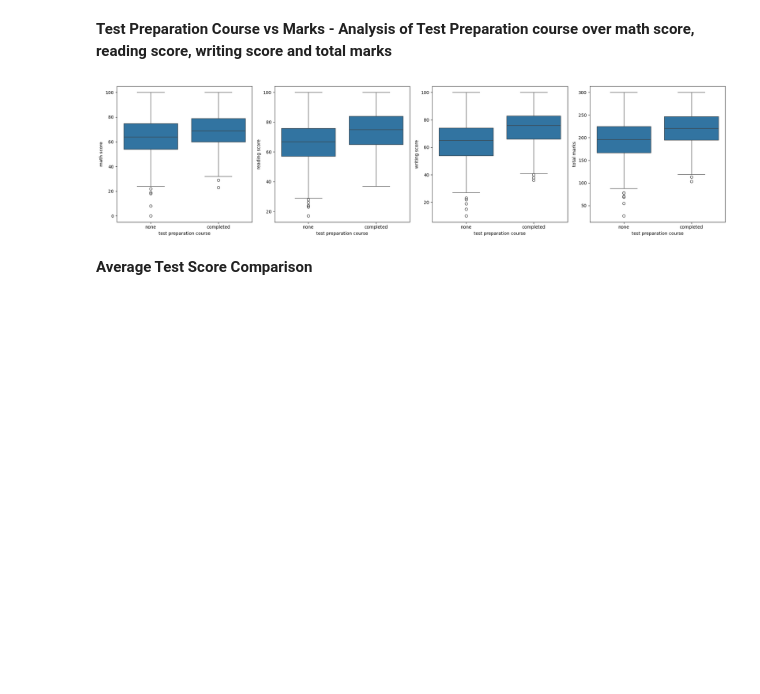
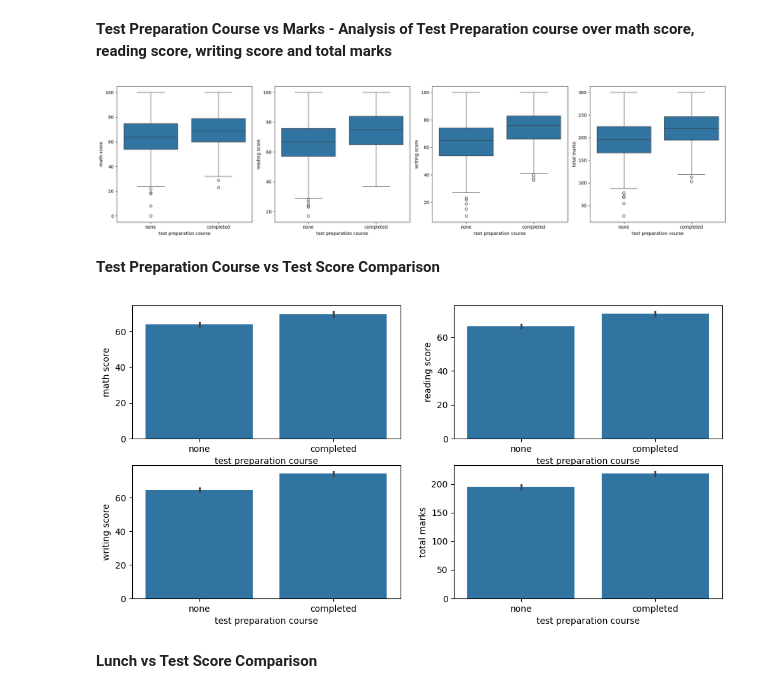
Before and after one commit to udaysingh21/Pandas-Project, a Jupyter notebook: STUDENT PERFORMANCE/analysis.ipynb, the cells around one changed output. Saved outputs shown, nothing was run; the diff lists cells and outputs as text; code cells hidden in the pictures; blank space fills up the shorter version.

```diff
--- a/STUDENT PERFORMANCE/analysis.ipynb
+++ b/STUDENT PERFORMANCE/analysis.ipynb
@@ -490,5 +490,21 @@ plt.tight_layout()
 plt.show()
 # %% [output]
 [figure]
+# %% [markdown]
+**Test Preparation Course vs Test Score Comparison**
+# %%
+plt.figure(figsize=(12,6))
+plt.subplot(2,2,1)
+sns.barplot(x=df['test preparation course'],y=df['math score'])
+plt.subplot(2,2,2)
+sns.barplot(x=df['test preparation course'],y=df['reading score'])
+plt.subplot(2,2,3)
+sns.barplot(x=df['test preparation course'],y=df['writing score'])
+plt.subplot(2,2,4)
+sns.barplot(x=df['test preparation course'], y=df['total marks'])
+
+plt.show()
+# %% [output]
+[figure, added]
 # %% [markdown]
-**Average Test Score Comparison**
+**Lunch vs Test Score Comparison**
```
Also changed, not shown: parts of 3 cells of this notebook.
